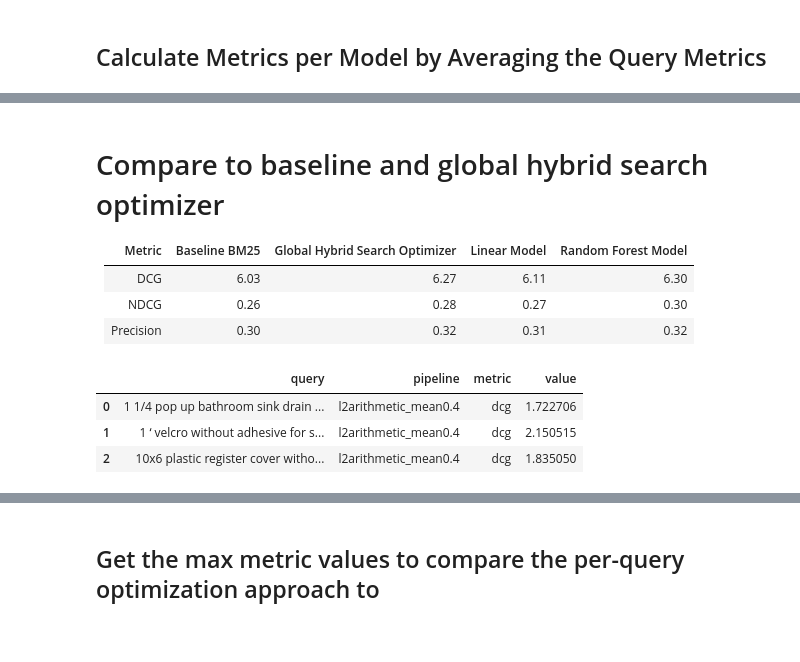
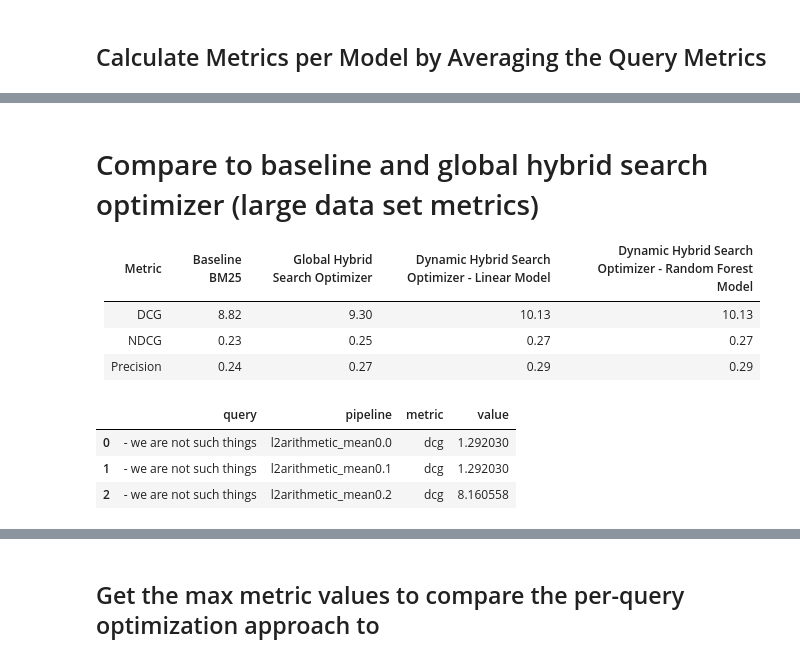
Before and after one commit to o19s/opensearch-hybrid-search-optimization, a Jupyter notebook: notebooks/8_Run_Queries_Dynamic_Optimizer.ipynb, the cells around one changed output, grey strips where cells are left out. Cells and saved outputs as stored; diff of their text form; code cells hidden in the pictures.

```diff
--- a/notebooks/8_Run_Queries_Dynamic_Optimizer.ipynb
+++ b/notebooks/8_Run_Queries_Dynamic_Optimizer.ipynb
@@ -396,19 +481,19 @@ df_metrics_per_pipeline
 # %% [markdown]
-# Compare to baseline and global hybrid search optimizer
+# Compare to baseline and global hybrid search optimizer (large data set metrics)
 
-| Metric    | Baseline BM25 | Global Hybrid Search Optimizer | Linear Model | Random Forest Model
+| Metric    | Baseline BM25 | Global Hybrid Search Optimizer | Dynamic Hybrid Search Optimizer - Linear Model | Dynamic Hybrid Search Optimizer - Random Forest Model |
 | -------- | ------- | ------- | ------- | ------- |
-| DCG  | 6.03    | 6.27    | 6.11 | 6.30
-| NDCG | 0.26    | 0.28    | 0.27 | 0.30
-| Precision    | 0.30     | 0.32    | 0.31 | 0.32
+| DCG       | 8.82    | 9.30    | 10.13   | 10.13
+| NDCG      | 0.23    | 0.25    | 0.27    | 0.27
+| Precision | 0.24    | 0.27    | 0.29    | 0.29
 # %%
-df_global_optimization_metrics = pd.read_csv('../data/metrics_query_test_small.csv')
+df_global_optimization_metrics = pd.read_csv('../data/metrics_query_test_large_qs_all_pipelines-2024-12-03_DCG_fix.csv')
 df_global_optimization_metrics.head(3)
 # %% [output]
 |  | query | pipeline | metric | value |
-| 0 | 1 1/4 pop up bathroom sink drain ... | l2arithmetic_mean0.4 | dcg | 1.722706 |
-| 1 | 1 ‘ velcro without adhesive for s... | l2arithmetic_mean0.4 | dcg | 2.150515 |
-| 2 | 10x6 plastic register cover witho... | l2arithmetic_mean0.4 | dcg | 1.835050 |
+| 0 | - we are not such things | l2arithmetic_mean0.0 | dcg | 1.292030 |
+| 1 | - we are not such things | l2arithmetic_mean0.1 | dcg | 1.292030 |
+| 2 | - we are not such things | l2arithmetic_mean0.2 | dcg | 8.160558 |
 # %%
 df_metrics_pivot = df_metrics.pivot_table(index="query", columns=["model", "metric"], values="value").reset_index()
 df_metrics_pivot.columns = [" ".join(c).strip() for c in df_metrics_pivot.columns.values]
```
Also changed, not shown: parts of 39 cells of this notebook, 4 other files.
